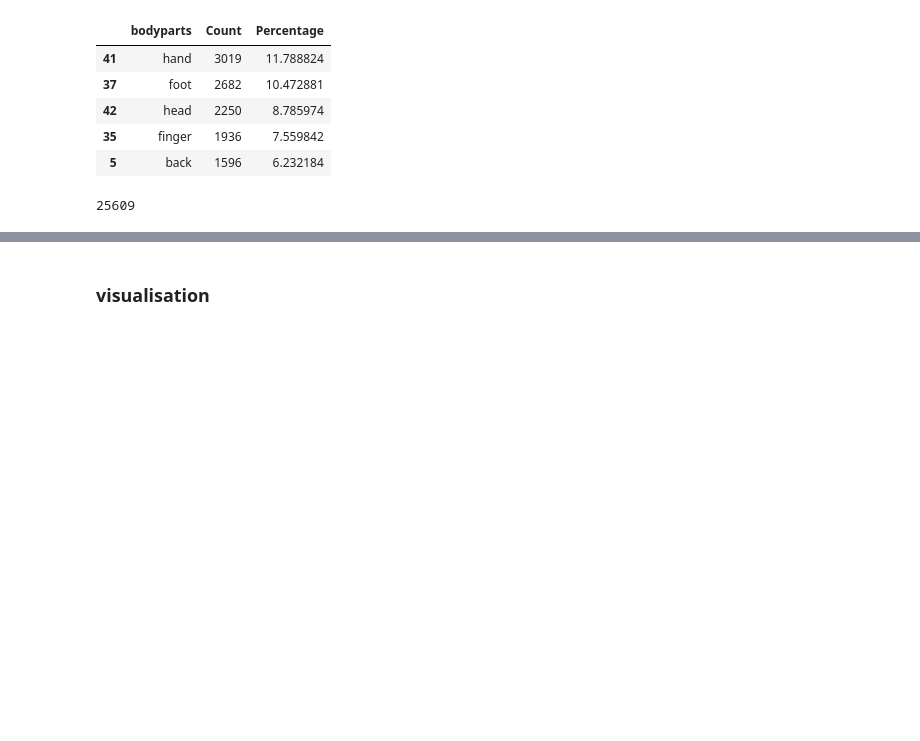
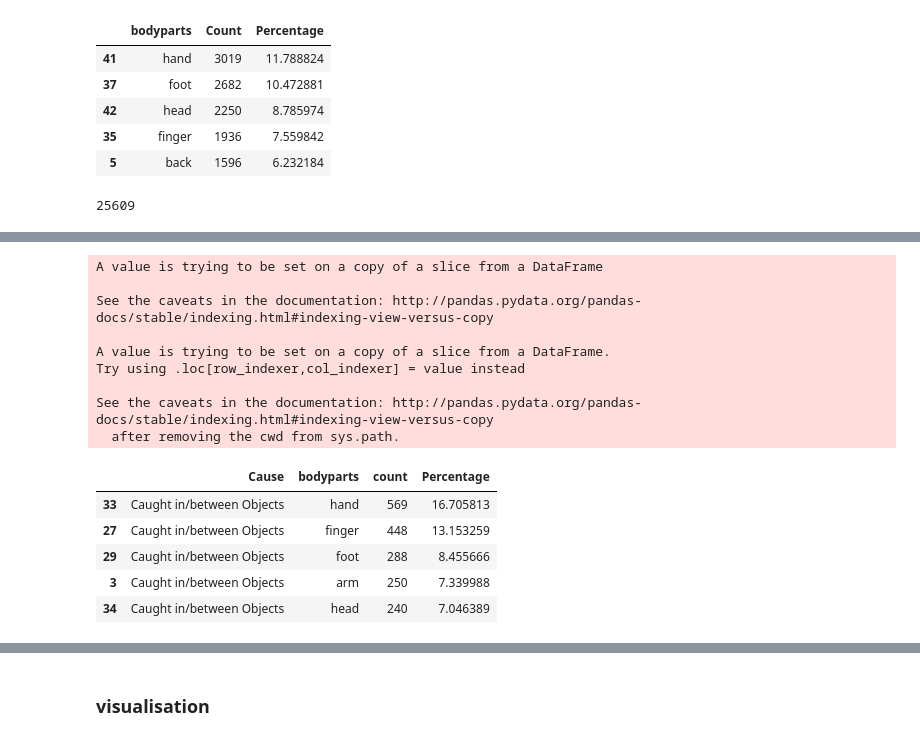
Before and after one commit to arynchoong/MTech-KE-FL, a Jupyter notebook: CA_bodyparts.ipynb, the cells around one changed output, grey strips where cells are left out. Cells and saved outputs as stored; diff of their text form; code cells hidden in the pictures; blank space fills up the shorter version.

```diff
--- a/CA_bodyparts.ipynb
+++ b/CA_bodyparts.ipynb
@@ -381,0 +382,22 @@ total
+# %%
+dfSummary1 = dfSummary[dfSummary['Cause'] == 'Caught in/between Objects']
+dfSummary1.sort_values(by='count', ascending=False, inplace=True)
+total = dfSummary1['count'].sum()
+dfSummary1['Percentage'] = (dfSummary1['count']/total)*100
+dfSummary1.head()
+# %% [output]
+A value is trying to be set on a copy of a slice from a DataFrame
+
+See the caveats in the documentation: http://pandas.pydata.org/pandas-docs/stable/indexing.html#indexing-view-versus-copy
+
+A value is trying to be set on a copy of a slice from a DataFrame.
+Try using .loc[row_indexer,col_indexer] = value instead
+
+See the caveats in the documentation: http://pandas.pydata.org/pandas-docs/stable/indexing.html#indexing-view-versus-copy
+  after removing the cwd from sys.path.
+|  | Cause | bodyparts | count | Percentage |
+| 33 | Caught in/between Objects | hand | 569 | 16.705813 |
+| 27 | Caught in/between Objects | finger | 448 | 13.153259 |
+| 29 | Caught in/between Objects | foot | 288 | 8.455666 |
+| 3 | Caught in/between Objects | arm | 250 | 7.339988 |
+| 34 | Caught in/between Objects | head | 240 | 7.046389 |
```
Also changed, not shown: parts of 4 cells of this notebook, 1 other file.
